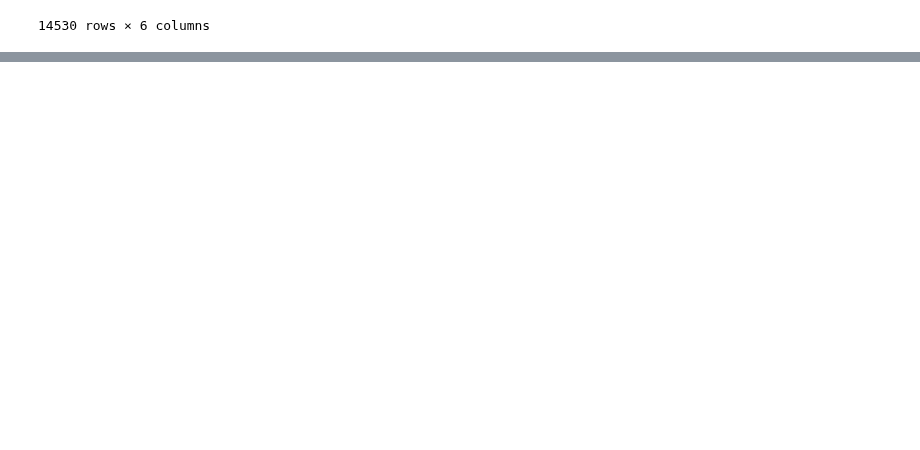
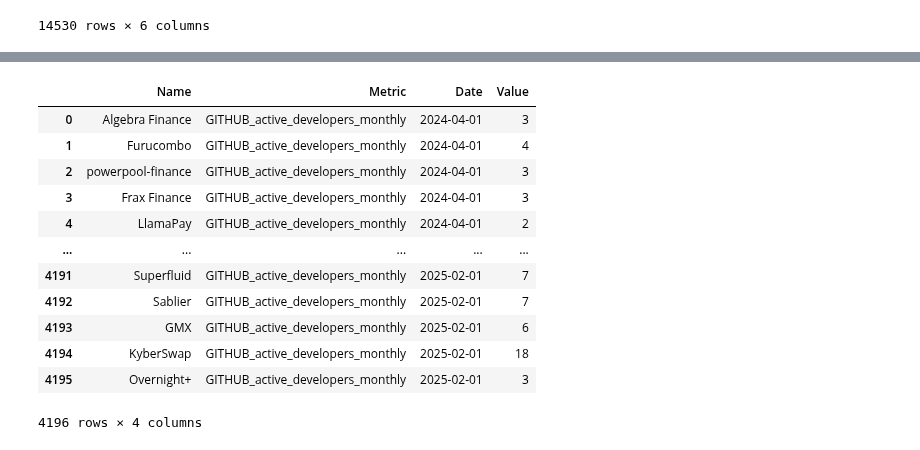
Before and after one commit to rohitmalekar/stylus-dashboard, a Jupyter notebook: stylus-data-files.ipynb, the cells around one changed output, grey strips where cells are left out. Cells and saved outputs as stored; diff of their text form; code cells hidden in the pictures; blank space fills up the shorter version.

Commit message:
Added pyoso queries for active developers in Arb

```diff
--- a/stylus-data-files.ipynb
+++ b/stylus-data-files.ipynb
@@ -126,0 +155,41 @@ df
+# %%
+
+query = """
+    WITH arb_projects AS (
+        SELECT distinct project_id
+        FROM int_artifacts_by_project_in_ossd
+        WHERE artifact_source = 'ARBITRUM_ONE'
+        AND artifact_type IN ('CONTRACT', 'FACTORY', 'DEPLOYER')
+    )
+    SELECT  p.display_name as Name,
+            m.metric_name as Metric,
+            ts.sample_date as Date,
+            ts.amount as Value
+    FROM metrics_v0 m
+    JOIN timeseries_metrics_by_project_v0 ts
+    on m.metric_id = ts.metric_id
+    JOIN projects_v1 p
+    on p.project_id = ts.project_id
+    JOIN arb_projects a
+    on p.project_id = a.project_id
+    where metric_name = 'GITHUB_active_developers_monthly'
+    and YEAR(ts.sample_date) in (2024, 2025)
+"""
+
+df = client.to_pandas(query)
+df.to_csv('arb_projects_active_dev_monthly.csv', index=False)
+df
+# %% [output]
+|  | Name | Metric | Date | Value |
+| 0 | Algebra Finance | GITHUB_active_developers_monthly | 2024-04-01 | 3 |
+| 1 | Furucombo | GITHUB_active_developers_monthly | 2024-04-01 | 4 |
+| 2 | powerpool-finance | GITHUB_active_developers_monthly | 2024-04-01 | 3 |
+| 3 | Frax Finance | GITHUB_active_developers_monthly | 2024-04-01 | 3 |
+| 4 | LlamaPay | GITHUB_active_developers_monthly | 2024-04-01 | 2 |
+| ... | ... | ... | ... | ... |
+| 4191 | Superfluid | GITHUB_active_developers_monthly | 2025-02-01 | 7 |
+| 4192 | Sablier | GITHUB_active_developers_monthly | 2025-02-01 | 7 |
+| 4193 | GMX | GITHUB_active_developers_monthly | 2025-02-01 | 6 |
+| 4194 | KyberSwap | GITHUB_active_developers_monthly | 2025-02-01 | 18 |
+| 4195 | Overnight+ | GITHUB_active_developers_monthly | 2025-02-01 | 3 |
+4196 rows × 4 columns
```
Also changed, not shown: parts of 2 cells of this notebook.
